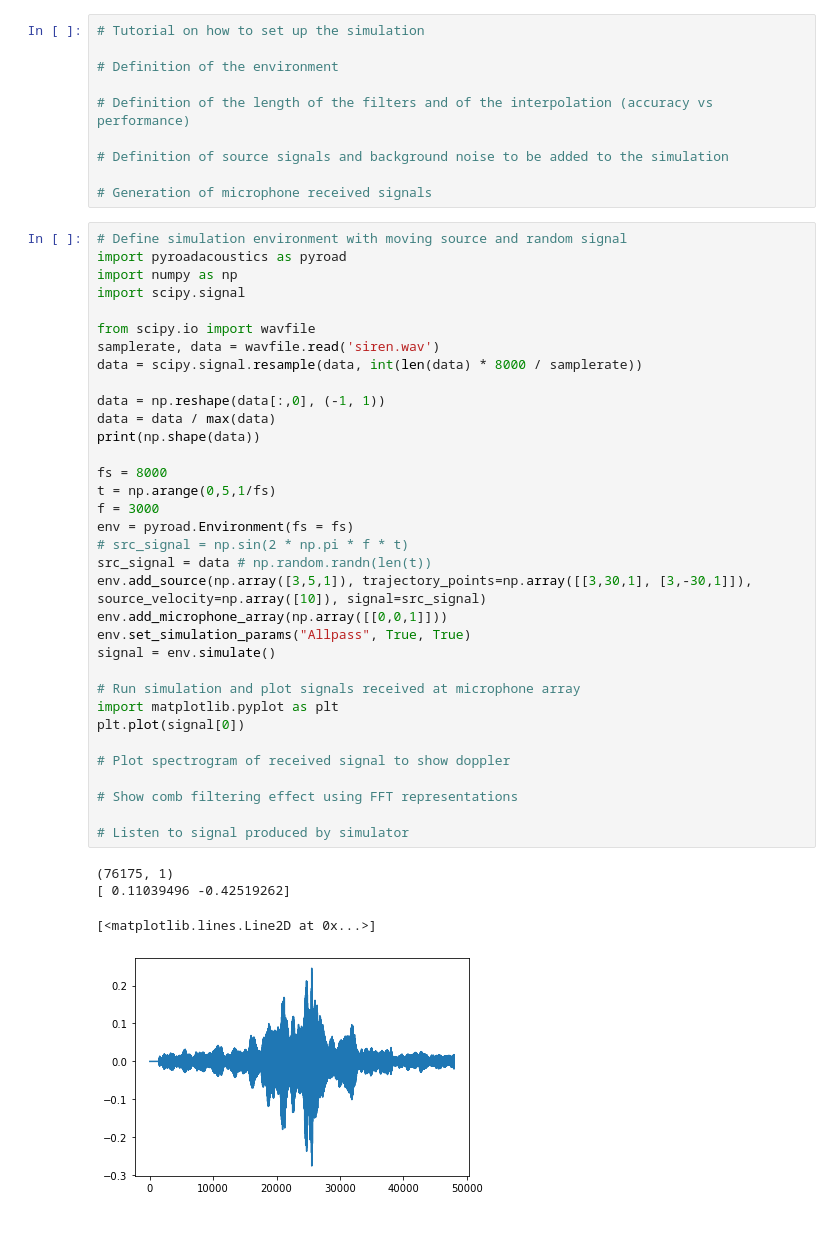
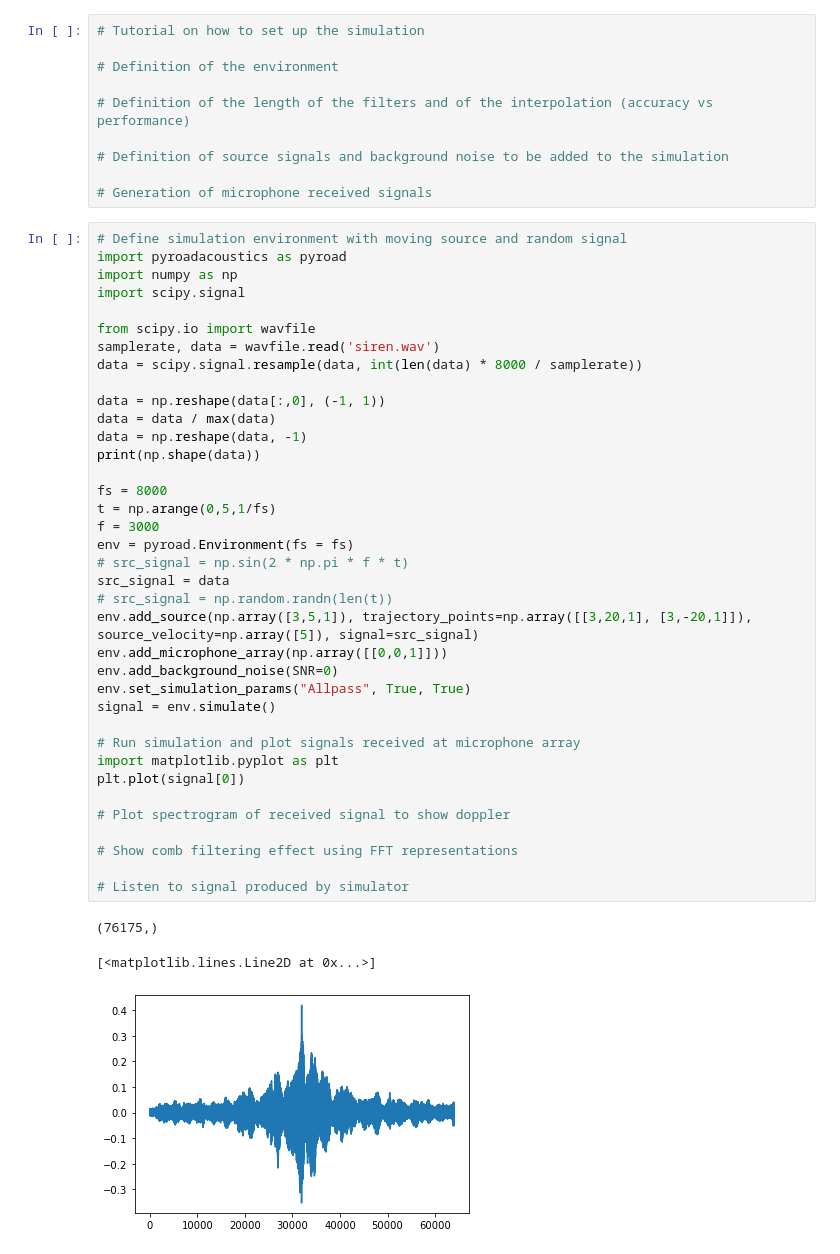
Before and after one commit to steDamiano/pyroadacoustics, a Jupyter notebook: simulator_demo.ipynb, the cells around one changed output. Drawn from its saved outputs; the diff is of its cells as text; blank space fills up the shorter version.

Commit message:
Fix background noise

```diff
--- a/simulator_demo.ipynb
+++ b/simulator_demo.ipynb
@@ -35,38 +35,40 @@ import numpy as np
 import scipy.signal
 
 from scipy.io import wavfile
 samplerate, data = wavfile.read('siren.wav')
 data = scipy.signal.resample(data, int(len(data) * 8000 / samplerate))
 
 data = np.reshape(data[:,0], (-1, 1))
 data = data / max(data)
+data = np.reshape(data, -1)
 print(np.shape(data))
 
 fs = 8000
 t = np.arange(0,5,1/fs)
 f = 3000
 env = pyroad.Environment(fs = fs)
 # src_signal = np.sin(2 * np.pi * f * t)
-src_signal = data # np.random.randn(len(t))
-env.add_source(np.array([3,5,1]), trajectory_points=np.array([[3,30,1], [3,-30,1]]), source_velocity=np.array([10]), signal=src_signal)
+src_signal = data
+# src_signal = np.random.randn(len(t))
+env.add_source(np.array([3,5,1]), trajectory_points=np.array([[3,20,1], [3,-20,1]]), source_velocity=np.array([5]), signal=src_signal)
 env.add_microphone_array(np.array([[0,0,1]]))
+env.add_background_noise(SNR=0)
 env.set_simulation_params("Allpass", True, True)
 signal = env.simulate()
 
 # Run simulation and plot signals received at microphone array
 import matplotlib.pyplot as plt
 plt.plot(signal[0])
 
 # Plot spectrogram of received signal to show doppler
 
 # Show comb filtering effect using FFT representations
 
 # Listen to signal produced by simulator
 # %% [output]
-(76175, 1)
-[ 0.11039496 -0.42519262]
+(76175,)
 [<matplotlib.lines.Line2D at 0x...>]
-[figure, old version]
+[figure, new version]
 # %%
 import scipy.signal
 from scipy.io.wavfile import write
```
Also changed, not shown: parts of 3 cells of this notebook, 7 other files.
